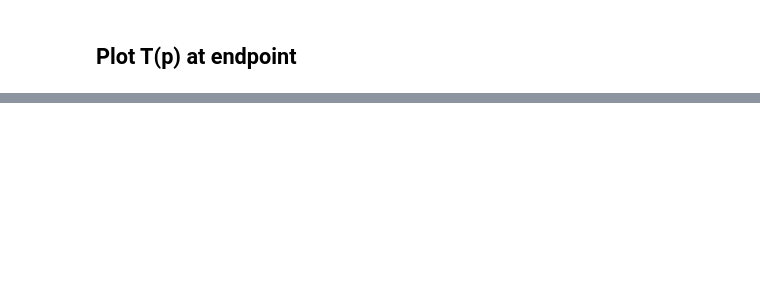
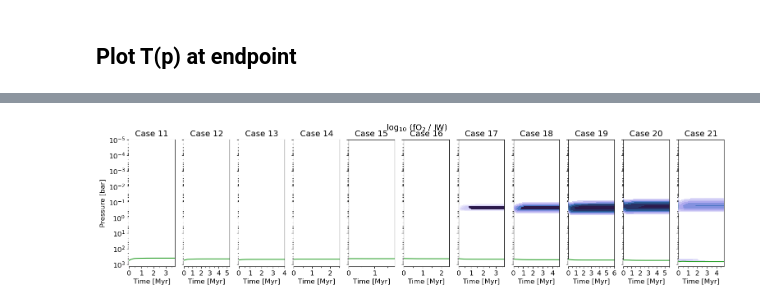
Before and after one commit to nichollsh/proteus_analysis, a Jupyter notebook: agni_vs_janus.ipynb, the cells around one changed output, grey strips where cells are left out. Saved outputs shown, nothing was run; the diff lists cells and outputs as text; code cells hidden in the pictures; blank space fills up the shorter version.

```diff
--- a/agni_vs_janus.ipynb
+++ b/agni_vs_janus.ipynb
@@ -317,0 +327,2 @@ for fmt in ["png","pdf"]:
+# %%
+field = "fl_cnvct"
@@ -318,28 +353,21 @@ for fmt in ["png","pdf"]:
+# %%
+conv_cmap = deepcopy(cm.devon_r)
+conv_cmap.set_under((1,1,1,0))
+
+conv_norm = mpl.colors.Normalize(vmin=0, vmax=zmax)
+conv_sm = plt.cm.ScalarMappable(cmap=cmap, norm=norm)
 # %%
 nax = int(npoints/2)
 fig,axs = plt.subplots(1,nax,figsize=(1.7*nax,4), sharey=True)
 
 ymin = 1e-4
 ymax = 1e1
-xmin = 1.0e-5
-xmax = 1
 
-indep_stride = 2
-
-itp_points = 100
+itp_points = 110
 interpolate = False
-indep_var = "fO2_shift_IW"
+logx = False
 
 c = 'tab:red'
-
-# work out which indicies we want
-idxs_plot = []
-for i in range(npoints):
-    if conf[i]["atmosphere_model"] != 0:
-        idxs_plot.append(i)
-indep_vals = [conf[i][indep_var] for i in idxs_plot]
-mask = np.argsort(indep_vals)
-idxs_plot = [idxs_plot[i] for i in mask]
 
 iax = -1
 for i in idxs_plot:
@@ -351,54 +379,78 @@ for i in idxs_plot:
     psurf = []
     times = []
 
-    mask_xs = []
-    mask_ys = []
-    mask_zs = []
-    for j in range(len(yrs)):
+    pts_xs = []
+    pts_ys = []
+    pts_zs = []
+    for j in range(0,len(yrs)):
+
+        if yrs[j] < 10:
+            continue
 
         # time
         t = yrs[j]/1e6
-        if t < xmin:
-            continue
         times.append(t)
 
         # pressure array
         y = dat[j]["pl"]*1e-5
         psurf.append(np.amax(y))
         ymax = max(ymax, np.amax(y))
 
-        # value to use as mask statistic
-        # val = abs(dat[j]["fl_cnvct"]/dat[j]["fl_tot"])
-        # conv_thresh = np.amin(np.abs(dat[j]["fl_N"][:]))
-
-        val = np.abs(dat[j]["fl_cnvct"])
-        conv_thresh = 1.0e-10
+        # z-array
+        val = np.abs(dat[j][field])
 
         # interpolate y and val
         if interpolate:
             itp = PchipInterpolator(y, val)
-            y = np.logspace(np.log10(y[0]), np.log10(y[-1]), itp_points)
+            y = np.logspace(np.log10(y[2]), np.log10(y[-1]), itp_points)
             val = itp(y)
 
-        mask_zs.extend(list(val))
-        mask_ys.extend(list(y))
-        mask_xs.extend(list(np.ones(len(y))*t))
+        # store values
+        pts_zs.extend(list(val))
+        pts_ys.extend(list(y))
+        pts_xs.extend(list(np.ones(len(y))*t))
 
-    axs[iax].tricontourf(mask_xs, mask_ys, mask_zs,
-                levels=[-1, conv_thresh, 1e9], colors=[(0,0,0,0),c], zorder=3)
+    pts_xs = np.array(pts_xs)
+    pts_ys = np.array(pts_ys)
+    pts_zs = np.array(pts_zs)
 
-    axs[iax].plot(times, psurf, color='k', zorder=3)
+    pts_zs = np.clip(pts_zs, 1e-1, np.inf)
+
+    ymin = min(ymin, np.amin(pts_ys))
+
+    # binary mask
+    mask    = pts_zs > 1e-4
+    mask_xs = pts_xs[mask]
+    mask_ys = pts_ys[mask]
+
+    axs[iax].plot(times, psurf, color='tab:green', zorder=5)
+    axs[iax].fill_between(times, psurf, np.ones(np.shape(psurf))*1e20, color='w', zorder=4)
+
+    if len(np.unique(times)) < 3:
+        raise Exception("Cannot make contour plot from only one time sample")
+
+    # axs[iax].scatter(mask_xs, mask_ys, s=5, marker='s', zorder=4)
+
+    if len(pts_xs) > 3:
+        axs[iax].tricontourf(pts_xs, pts_ys, pts_zs, zorder=3, cmap=conv_cmap, norm=conv_norm, extend='both')
 
     axs[iax].set_xlabel("Time [Myr]")
-    axs[iax].set_title(conf[i][indep_var])
-    axs[iax].grid(zorder=-1)
+    axs[iax].set_title("Case "+str(i))
+    if logx:
+        axs[iax].set_xscale("log")
+    else:
+        axs[iax].set_xlim(left=0, right=np.amax(times))
+        axs[iax].xaxis.set_minor_locator(MultipleLocator(0.5))
+        axs[iax].xaxis.set_major_locator(MultipleLocator(1))
 
 axs[0].set_ylim(top=ymin, bottom=ymax*2)
 axs[0].set_yscale("log")
 axs[0].set_ylabel("Pressure [bar]")
 
-fig.suptitle(indep_var)
+fig.suptitle(indep_lbl)
 plt.show()
 
 for fmt in ["png","pdf"]:
-    fig.savefig("output/agni_v_janus/convection.%s"%fmt,bbox_inches='tight', dpi=300)
+    fig.savefig("output/agni_v_janus/contour_%s.%s"%(field,fmt),bbox_inches='tight', dpi=300)
+# %% [output]
+[figure, added]
```
Also changed, not shown: parts of 11 cells of this notebook.
